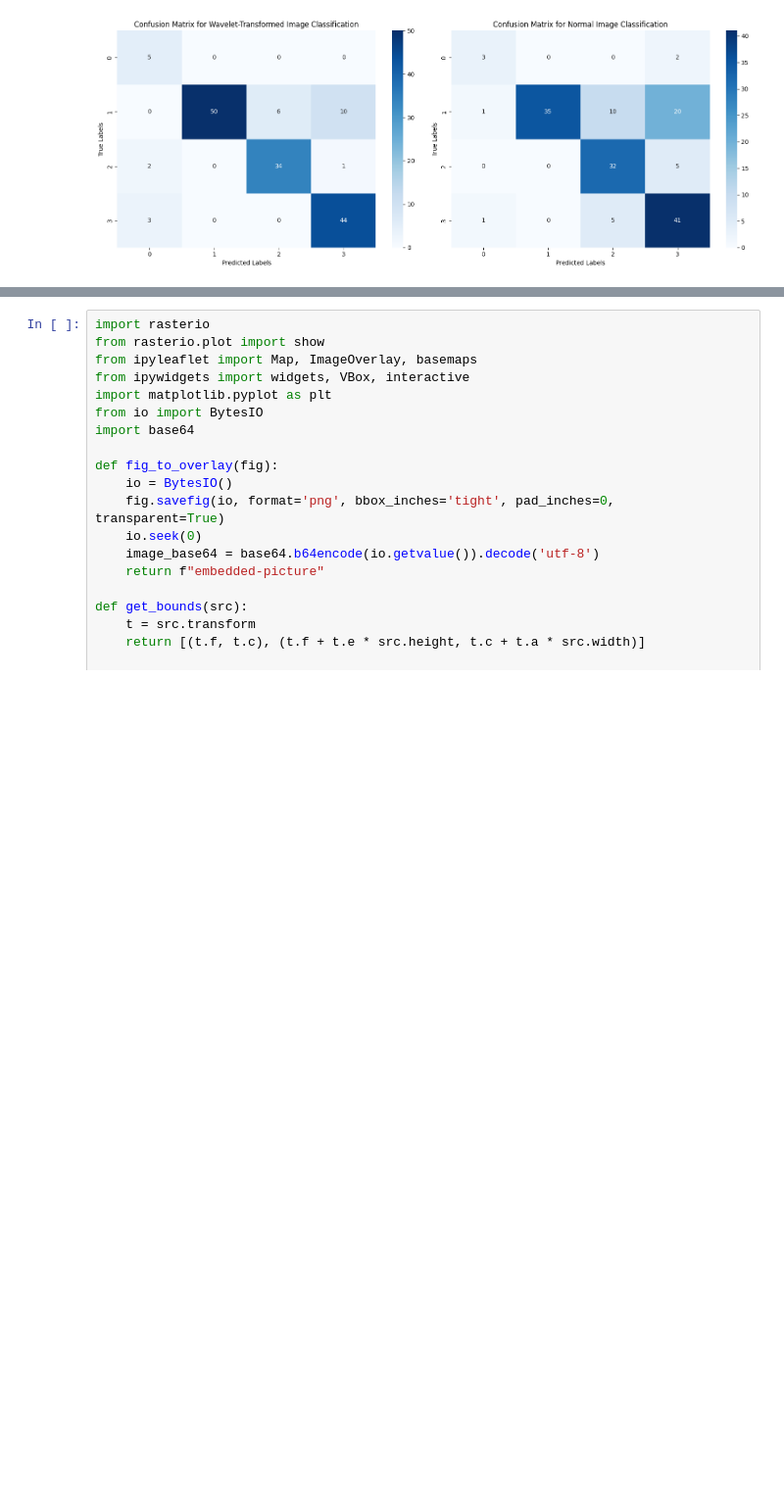
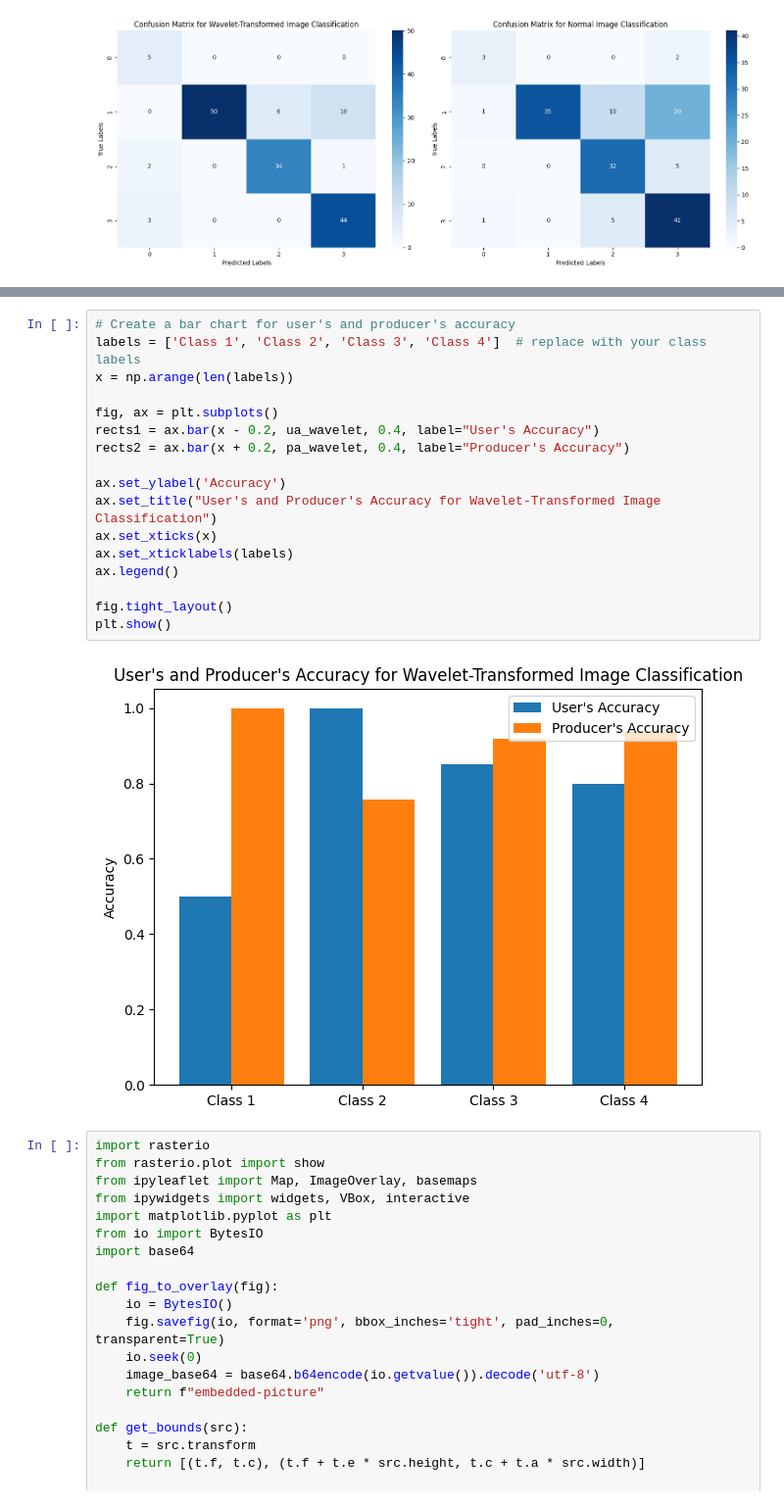
Before and after one commit to bastian6666/LandsatWT, a Jupyter notebook: src/visualization_view.ipynb, the cells around one changed output, grey strips where cells are left out. Shown at 98% size. Cells and saved outputs as stored; diff of their text form; blank space fills up the shorter version.

Commit message:
New accuracy assessment

```diff
--- a/src/visualization_view.ipynb
+++ b/src/visualization_view.ipynb
@@ -565,3 +602,22 @@ plot_confusion_matrices(cm_wavelet, cm_normal,
+# %%
+# Create a bar chart for user's and producer's accuracy
+labels = ['Class 1', 'Class 2', 'Class 3', 'Class 4']  # replace with your class labels
+x = np.arange(len(labels))
+
+fig, ax = plt.subplots()
+rects1 = ax.bar(x - 0.2, ua_wavelet, 0.4, label="User's Accuracy")
+rects2 = ax.bar(x + 0.2, pa_wavelet, 0.4, label="Producer's Accuracy")
+
+ax.set_ylabel('Accuracy')
+ax.set_title("User's and Producer's Accuracy for Wavelet-Transformed Image Classification")
+ax.set_xticks(x)
+ax.set_xticklabels(labels)
+ax.legend()
+
+fig.tight_layout()
+plt.show()
+# %% [output]
+[figure, added]
 # %%
 import rasterio
 from rasterio.plot import show
```
Also changed, not shown: parts of 1 cell of this notebook.
